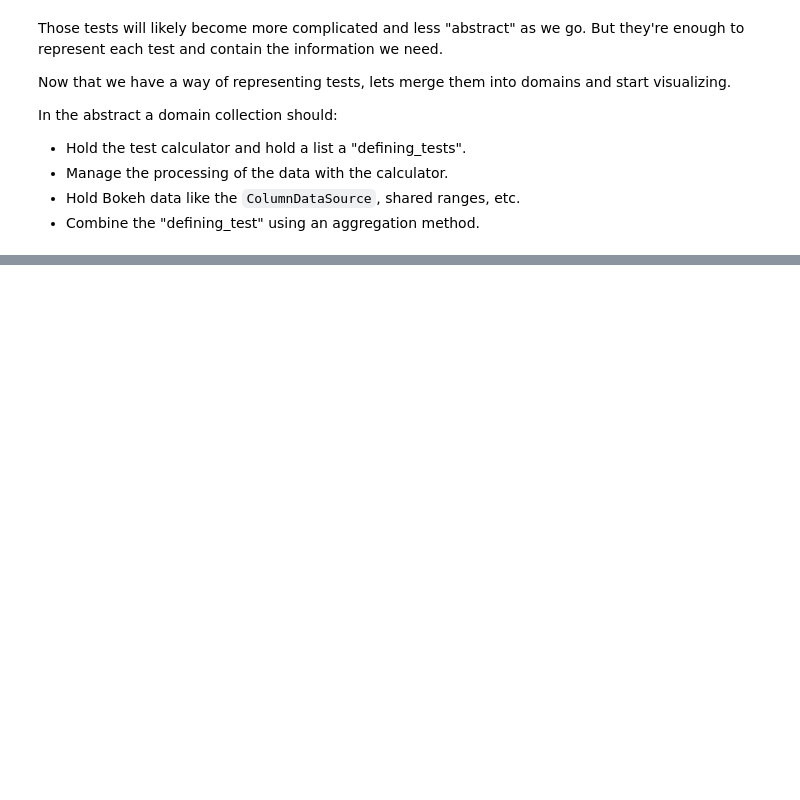
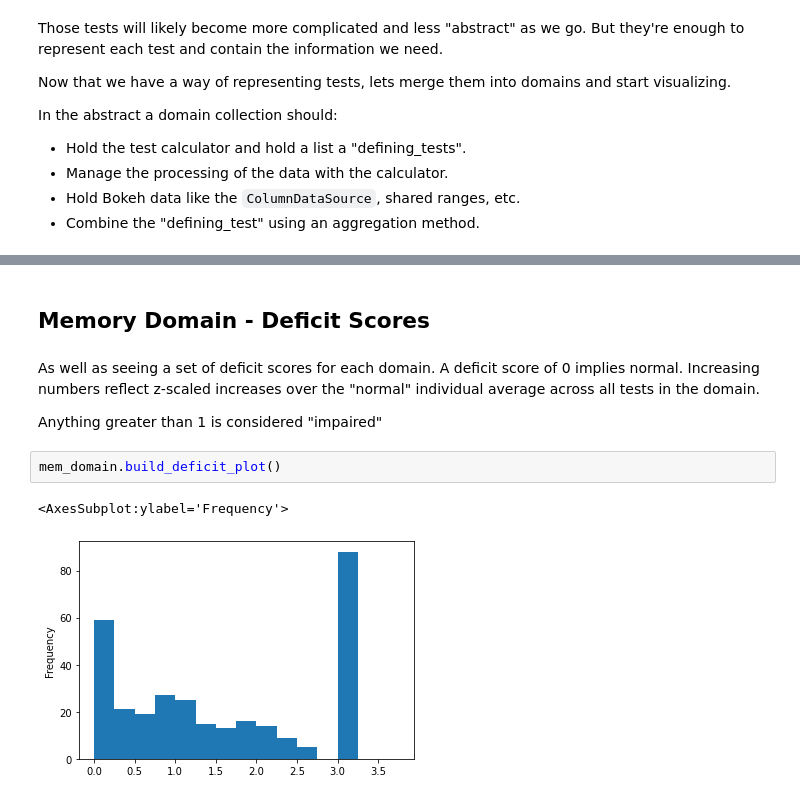
Before and after one commit to JudoWill/autoneuro, a Jupyter notebook: 03_domains.ipynb, the cells around one changed output, grey strips where cells are left out. Drawn from its saved outputs; the diff is of its cells as text; blank space fills up the shorter version.

```diff
--- a/03_domains.ipynb
+++ b/03_domains.ipynb
@@ -354,0 +369,11 @@ ax.axhline(-2, linestyle = '--', color = 'k')
+# %% [markdown]
+## Memory Domain - Deficit Scores
+# %% [markdown]
+As well as seeing a set of deficit scores for each domain. A deficit score of 0 implies normal. Increasing numbers reflect z-scaled increases over the "normal" individual average across all tests in the domain.
+
+Anything greater than 1 is considered "impaired"
+# %%
+mem_domain.build_deficit_plot()
+# %% [output]
+<AxesSubplot:ylabel='Frequency'>
+[figure, added]
```
Also changed, not shown: parts of 81 cells of this notebook, 59 other files.
